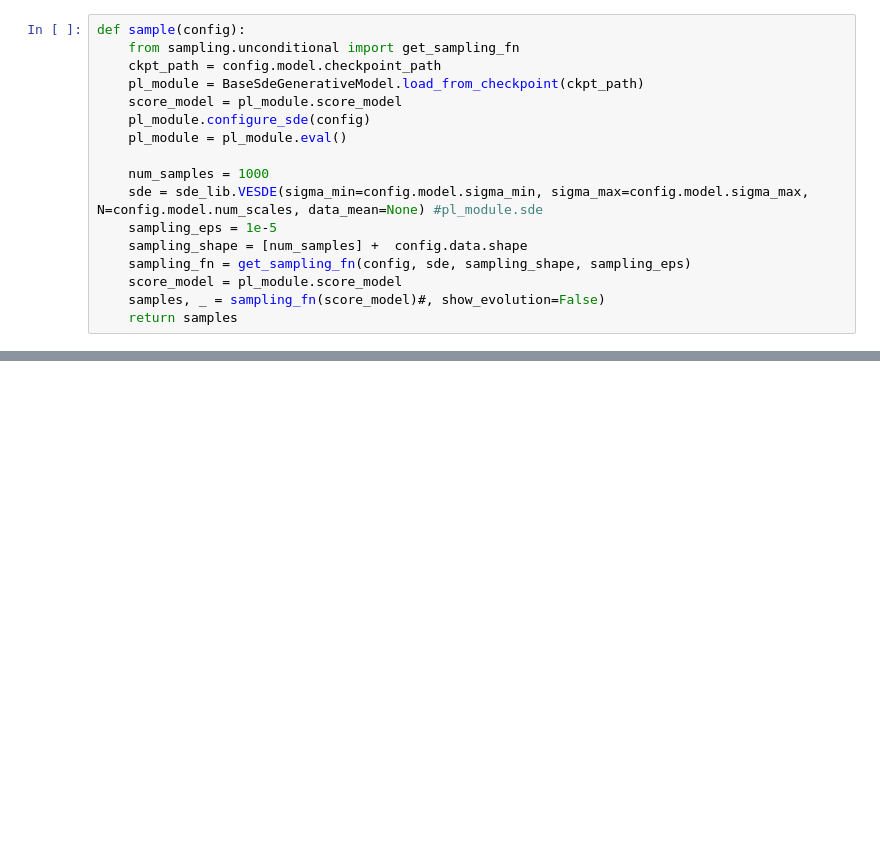
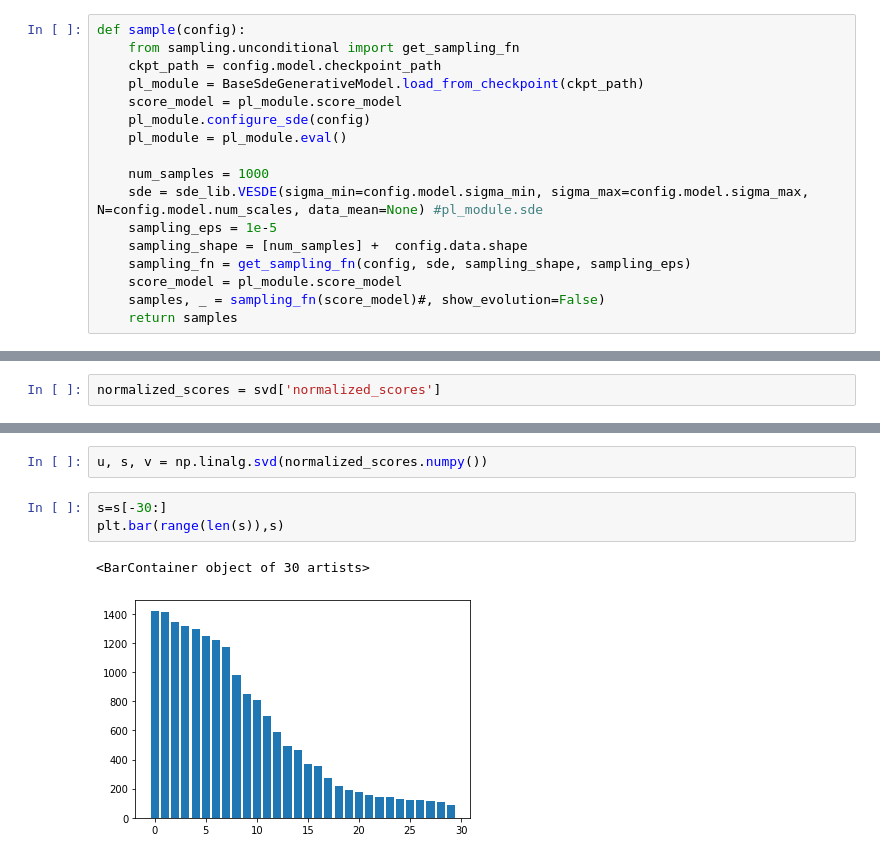
Before and after one commit to GBATZOLIS/conditional_score_diffusion, a Jupyter notebook: sample_from_trained.ipynb, the cells around one changed output, grey strips where cells are left out. Drawn from its saved outputs; the diff is of its cells as text; blank space fills up the shorter version.

```diff
--- a/sample_from_trained.ipynb
+++ b/sample_from_trained.ipynb
@@ -98,0 +71,2 @@ validation:
+# %%
+normalized_scores = svd['normalized_scores']
@@ -98,0 +91,8 @@ validation:
+# %%
+u, s, v = np.linalg.svd(normalized_scores.numpy())
+# %%
+s=s[-30:]
+plt.bar(range(len(s)),s)
+# %% [output]
+<BarContainer object of 30 artists>
+[figure, added]
```
Also changed, not shown: parts of 18 cells of this notebook, 19 other files.
